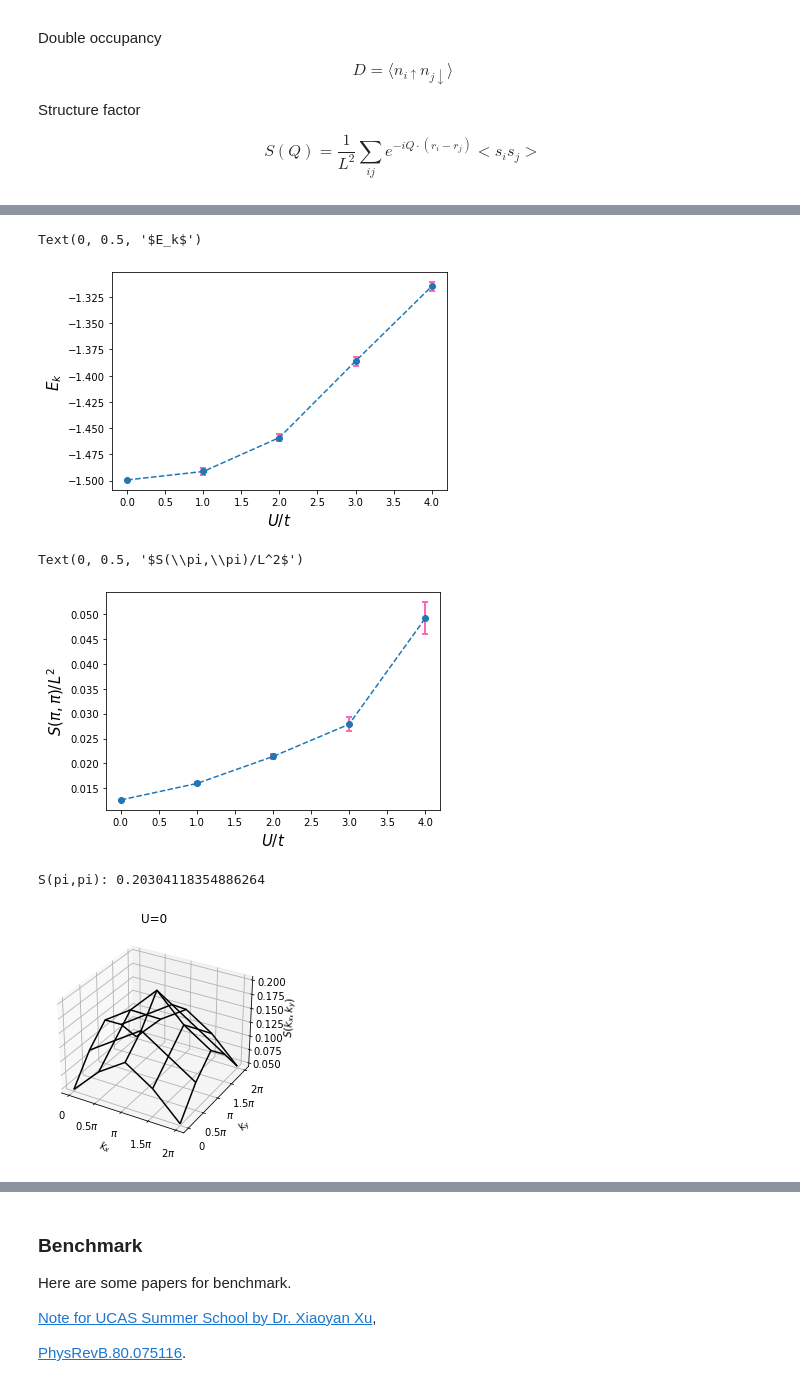
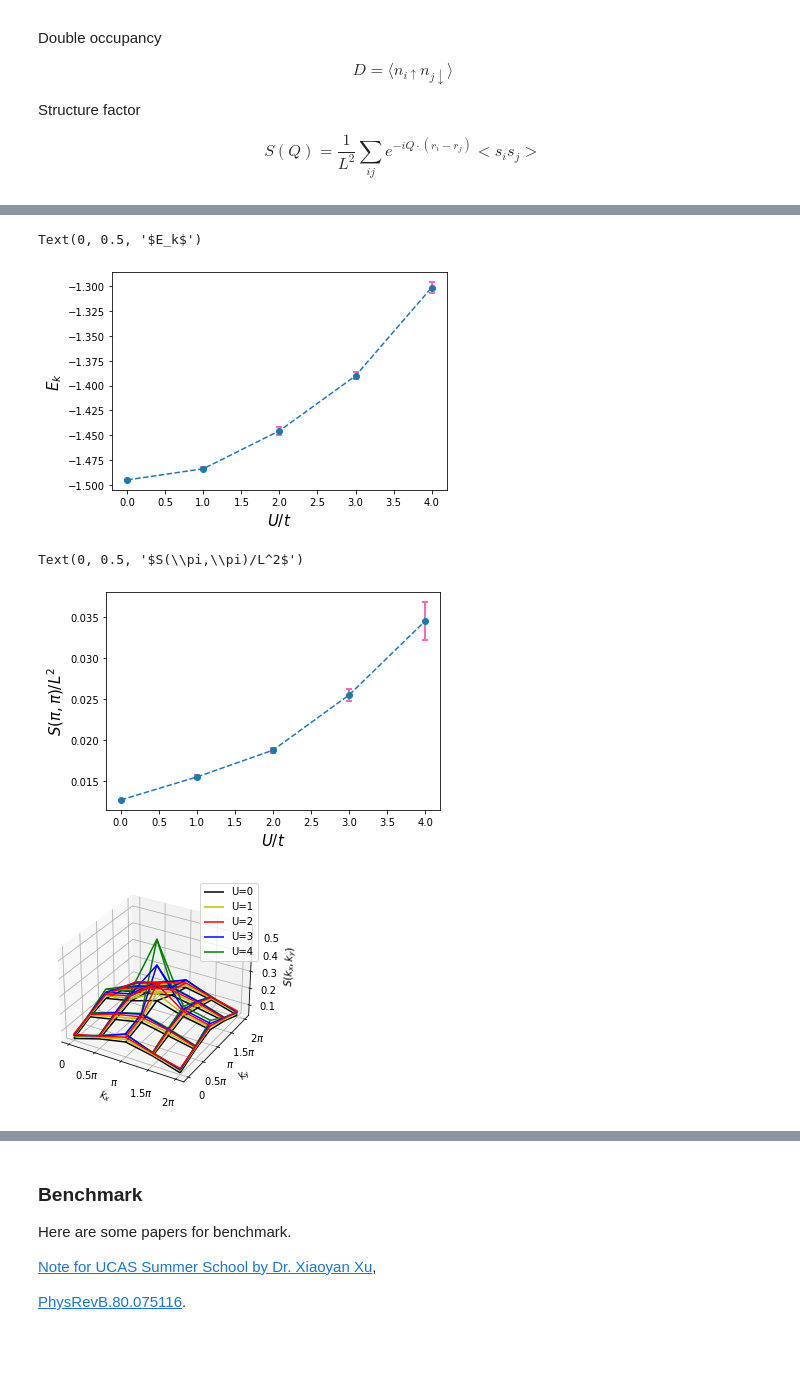
Before and after one commit to hylu666/DQMC_tutorial, a Jupyter notebook: dqmc_hubbard.ipynb, the cells around one changed output, grey strips where cells are left out. Saved outputs shown, nothing was run; the diff lists cells and outputs as text; code cells hidden in the pictures; blank space fills up the shorter version.

```diff
--- a/dqmc_hubbard.ipynb
+++ b/dqmc_hubbard.ipynb
@@ -476,7 +476,7 @@ def Run(U):
     t=1.0
     #U=0.5
 
-    beta=4
+    beta=3
     dtau=0.1
     miu=0
 
@@ -508,9 +508,9 @@ def Run(U):
     Gup,null = MakeGMatrix_QR(ExpVup,InvExpdtK,0,BatchSize)
     Gdn,null = MakeGMatrix_QR(ExpVdn,InvExpdtK,0,BatchSize)
 
-    #kx_lst = np.linspace(0,2*np.pi,5)
-    #ky_lst = np.linspace(0,2*np.pi,5)
-    #k_points = len(kx_lst)
+    kx_lst = np.linspace(0,2*np.pi,5)
+    ky_lst = np.linspace(0,2*np.pi,5)
+    k_points = len(kx_lst)
 
     dbocc_bin = []
     Ek_bin=[]
@@ -733,31 +733,41 @@ plt.xlabel(r'$U/t$',{'size':15})
 plt.ylabel(r'$E_k$',{'size':15})
 # %% [output]
 Text(0, 0.5, '$E_k$')
-[figure, old version]
+[figure, new version]
 # %%
 plt.errorbar(U_lst,np.array(spipi_rst)/16,np.array(spipi_err)/16,fmt='o--',ecolor='hotpink',elinewidth=2,capsize=3,capthick=2)
 plt.xlabel(r'$U/t$',{'size':15})
 plt.ylabel(r'$S(\pi,\pi)/L^2$',{'size':15})
 # %% [output]
 Text(0, 0.5, '$S(\\pi,\\pi)/L^2$')
-[figure, old version]
+[figure, new version]
 # %%
 X, Y = np.meshgrid(kx_lst, ky_lst)
 Z = skk_rst[0]
-print('S(pi,pi):',Z[2][2])
+Z1 = skk_rst[1]
+Z2 = skk_rst[2]
+Z3 = skk_rst[3]
+Z4 = skk_rst[4]
 fig = plt.figure()
 ax = plt.axes(projection='3d')
-ax.plot_wireframe(X, Y, Z, color='black')
-ax.set_title('U=0')
+ax.plot_wireframe(X, Y, Z, color='black',label='U=0')
+ax.plot_wireframe(X, Y, Z1, color='y',label='U=1')
+ax.plot_wireframe(X, Y, Z2, color='r',label='U=2')
+ax.plot_wireframe(X, Y, Z3, color='b',label='U=3')
+ax.plot_wireframe(X, Y, Z4, color='g',label='U=4')
+
 ax.set_xlabel('$k_x$')
 ax.set_ylabel('$k_y$')
 ax.set_zlabel('$S(k_x,k_y)$')
 
+
+
+
 index_ls = ['0','$0.5\pi$','$\pi$','$1.5\pi$','$2\pi$']
 plt.xticks(kx_lst,index_ls)
 plt.yticks(ky_lst,index_ls)
-
+#plt.legend(frameon=False,fancybox=True,numpoints=1,prop = {'size':11,'family':'Times New Roman'})
+plt.legend()
 plt.show()
 # %% [output]
-S(pi,pi): 0.20304118354886264
-[figure, old version]
+[figure, new version]
```
Also changed, not shown: parts of 5 cells of this notebook.
